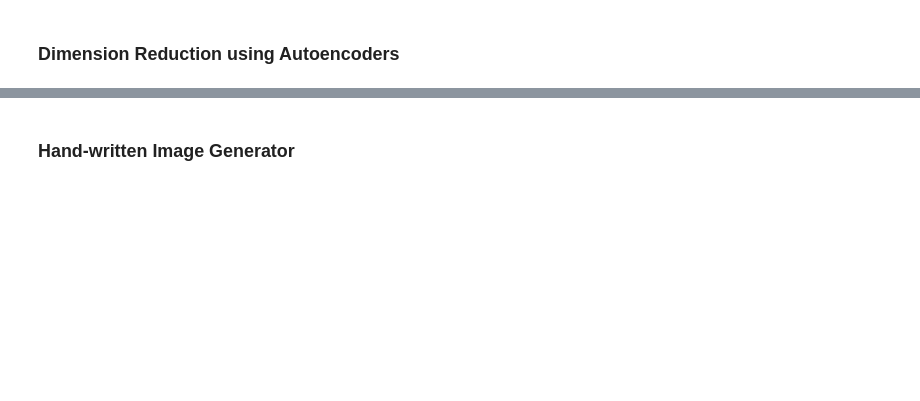
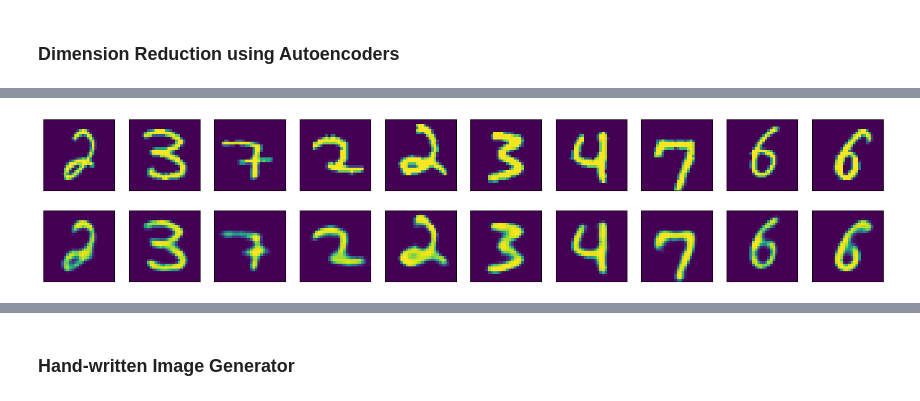
Before and after one commit to AmirhosseinKoochakian2003/Variational-Autoencoder, a Jupyter notebook: VAE.ipynb, the cells around one changed output, grey strips where cells are left out. Drawn from its saved outputs; the diff is of its cells as text; code cells hidden in the pictures; blank space fills up the shorter version.

```diff
--- a/VAE.ipynb
+++ b/VAE.ipynb
@@ -258,0 +484,3 @@ Therefore, both AE and VAE aim to minimize the squared loss error. This error is
+# %%
+visualize_predictions(autoencoder, test[0], test[1], 10)
+# %% [output]
@@ -258,0 +497 @@ Therefore, both AE and VAE aim to minimize the squared loss error. This error is
+[figure, added]
```
Also changed, not shown: parts of 29 cells of this notebook, 8 other files.
